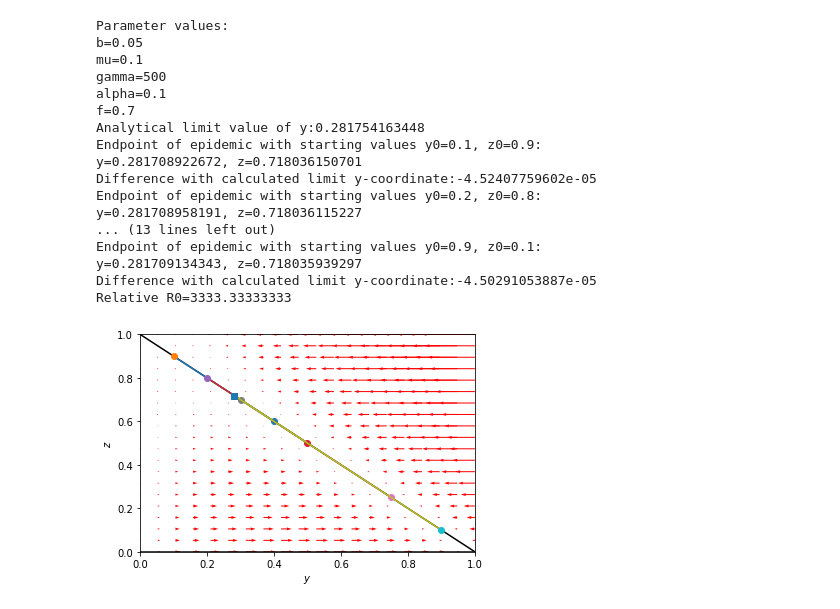
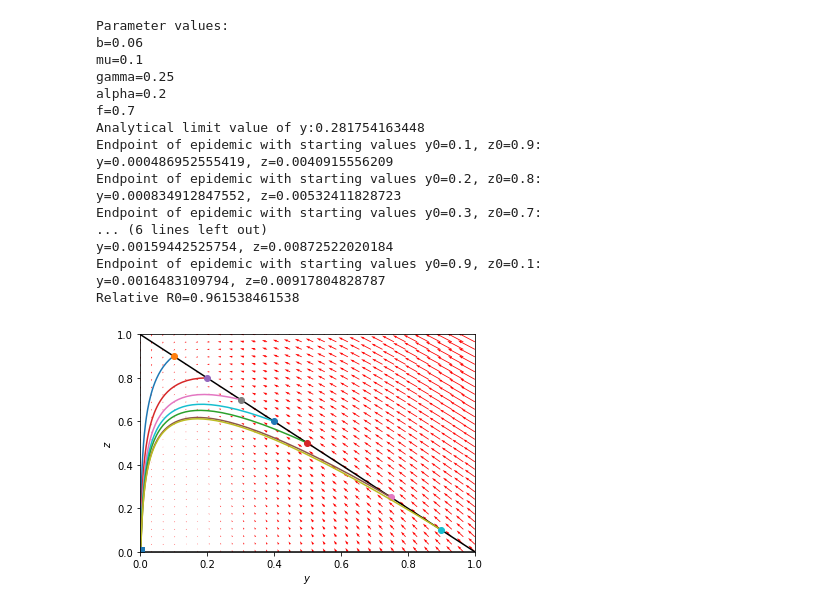
Before and after one commit to gingerdeer/infectionmodelingcourse, a Jupyter notebook: regulationofhost.ipynb, the cells around one changed output. Cells and saved outputs as stored; diff of their text form; code cells hidden in the pictures.

```diff
--- a/regulationofhost.ipynb
+++ b/regulationofhost.ipynb
@@ -117,68 +261,68 @@ Relative R0=1.66666666667
 # %%
-# The y-coordinate of the steady state increases with gamma and approaches y_inf, where
-y_inf = alpha + 2*b - np.sqrt(alpha*alpha + 4*b*alpha*f)
-y_inf = y_inf / (2 * (b + (1 - f)*alpha))
+# Now make sure the relative R0 is less than one
+# We expect the solutions to converge to the origin in this case
 
-#
-# See if this holds by increasing gamma in the previous:
-gamma = 500
+gamma = 0.25
+alpha = 0.2
+b = 0.06
 
 # Compute derivatives at evaluation points
 t = 0
 NI, NJ = Y1.shape
 for i in range(NI):
     for j in range(NJ):
-        x = Y1[i, j]
-        y = Y2[i, j]
-        yprime = F([x, y], t)
+        y = Y1[i, j]
+        z = Y2[i, j]
+        yprime = F([y, z], t)
         u[i,j] = yprime[0]
         v[i,j] = yprime[1]
+        #if yprime[1] < 0.000000001:    color the convex area above the z'=0 isocline
+        #    plt.plot(y,z,'k.')
 
 Q = plt.quiver(Y1, Y2, u, v, color='r')
 plt.xlabel('$y$')
 plt.ylabel('$z$')
 plt.xlim([xstart, xend])
 plt.ylim([ystart, yend])
+
+
 
 # Draw line z=1-y, showing interpretable density values
 plt.plot([0,1],[1,0],'k-')
 plt.plot([1,0],[0,0],'k-')
 
 # Solve the system for some initial values
 print("Parameter values:\n"+"b="+str(b)+"\nmu="+str(mu)+"\ngamma="+str(gamma)+"\nalpha="+str(alpha)+"\nf="+str(f))
 print("Analytical limit value of y:"+str(y_inf))
 # Draw some solution lines
 for y20 in [0.1, 0.2, 0.3, 0.4, 0.5, 0.75, 0.9]:
     tspan = np.linspace(0, 100, 200)
     z0 = 1-y20
     y0 = [y20,z0]
     ys = odeint(F, y0, tspan)
     plt.plot(ys[:,0], ys[:,1], '-') # path
     plt.plot([ys[0,0]], [ys[0,1]], 'o') # start
     plt.plot([ys[-1,0]], [ys[-1,1]], 's') # end
     print("Endpoint of epidemic with starting values y0="+str(y20)+", z0="+str(z0)+": \n" +
           "y="+ str(ys[-1,0])+", z="+ str(ys[-1,1]))
-    print("Difference with calculated limit y-coordinate:"+str(ys[-1,0]-y_inf))
 
 print("Relative R0="+str(gamma / (b + alpha)))
-# Looks like y is converging to its analytical limit, and the whole limit point seems to stay on the line z=1-y,
-# at least for these parameter values
 # %% [output]
 Parameter values:
-b=0.05
+b=0.06
 mu=0.1
-gamma=500
-alpha=0.1
+gamma=0.25
+alpha=0.2
 f=0.7
 Analytical limit value of y:0.281754163448
 Endpoint of epidemic with starting values y0=0.1, z0=0.9:
-y=0.281708922672, z=0.718036150701
-Difference with calculated limit y-coordinate:-4.52407759602e-05
+y=0.000486952555419, z=0.0040915556209
 Endpoint of epidemic with starting values y0=0.2, z0=0.8:
-y=0.281708958191, z=0.718036115227
-... (13 lines left out)
+y=0.000834912847552, z=0.00532411828723
+Endpoint of epidemic with starting values y0=0.3, z0=0.7:
+... (6 lines left out)
+y=0.00159442525754, z=0.00872522020184
 Endpoint of epidemic with starting values y0=0.9, z0=0.1:
-y=0.281709134343, z=0.718035939297
-Difference with calculated limit y-coordinate:-4.50291053887e-05
-Relative R0=3333.33333333
+y=0.0016483109794, z=0.00917804828787
+Relative R0=0.961538461538
-[figure, old version]
+[figure, new version]
```
Also changed, not shown: parts of 3 cells of this notebook.
